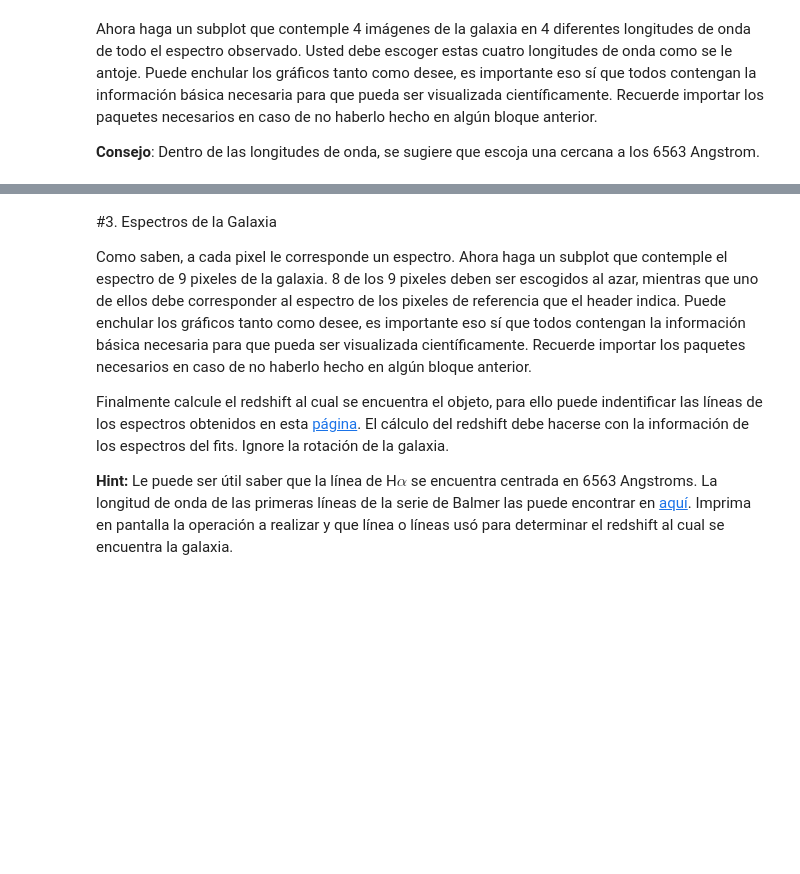
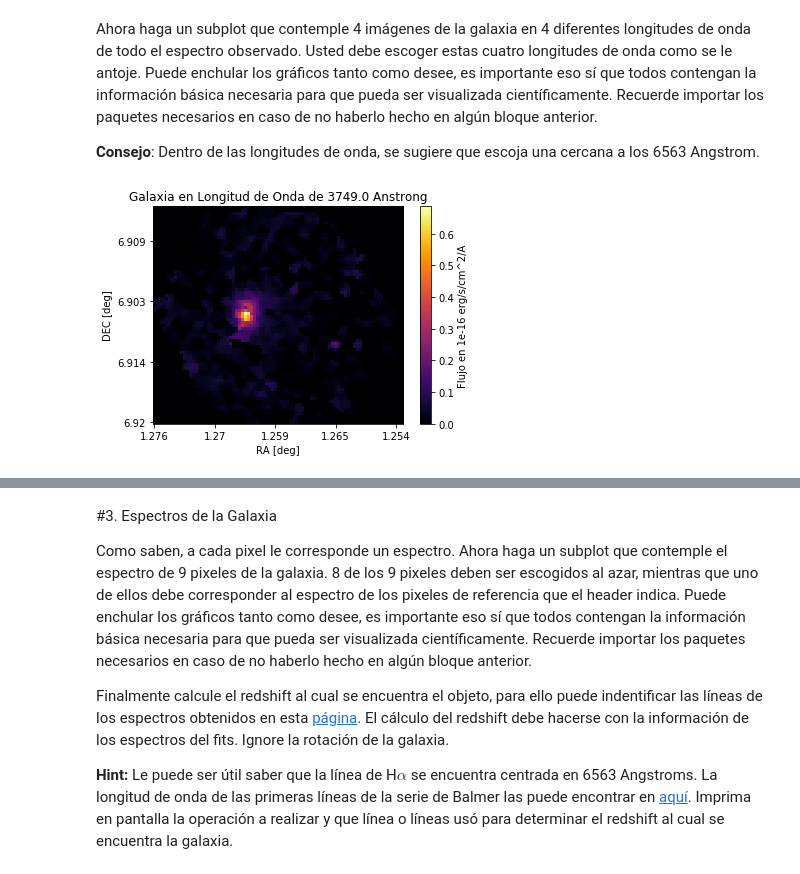
Before and after one commit to kosarrara/minitarea4, a Jupyter notebook: minitarea4.ipynb, the cells around one changed output, grey strips where cells are left out. Drawn from its saved outputs; the diff is of its cells as text; code cells hidden in the pictures; blank space fills up the shorter version.

```diff
--- a/minitarea4.ipynb
+++ b/minitarea4.ipynb
@@ -65,3 +65,91 @@ NAXIS : 83  72  1877
 Ahora haga un subplot que contemple 4 imágenes de la galaxia en 4 diferentes longitudes de onda de todo el espectro observado. Usted debe escoger estas cuatro longitudes de onda como se le antoje. Puede enchular los gráficos tanto como desee, es importante eso sí que todos contengan la información básica necesaria para que pueda ser visualizada científicamente. Recuerde importar los paquetes necesarios en caso de no haberlo hecho en algún bloque anterior.
 
 **Consejo**: Dentro de las longitudes de onda, se sugiere que escoja una cercana a los 6563 Angstrom.
+# %%
+from mpl_toolkits.axes_grid1 import make_axes_locatable
+
+data= hdu.data
+units=header["HIERARCH PIPE UNITS"]
+################################################################
+
+#Pixel de Referencia:
+pRA=header["CRPIX1"]
+pDEC=header["CRPIX2"]
+
+################################################################
+
+#Wave Lengh
+initialWaveLengh=header["CRVAL3"]
+stepWaveLengh=header["CD3_3"]
+finalWaveLengh=initialWaveLengh+stepWaveLengh*(header["NAXIS3"])
+#El array
+WVLN=initialWaveLengh+np.arange(0,header["NAXIS3"])*stepWaveLengh
+################################################################
+
+#RA
+RA_inicio=header["CRVAL1"]
+RA_step=header["CD1_1"]
+RA_fin=RA_inicio+RA_step*header["NAXIS1"]
+#El array
+RA=RA_inicio+np.arange(0,header["NAXIS1"])*RA_step
+
+################################################################
+
+#DEC
+DEC_inicio=header["CRVAL2"]
+DEC_step=header["CD1_1"]
+DEC_fin=DEC_inicio+DEC_step*header["NAXIS2"]
+#El array
+DEC=DEC_inicio+np.arange(0,header["NAXIS2"])*DEC_step
+
+################################################################
+
+#Los gráficos
+#Grafico 1
+plt.imshow(data[0],cmap="inferno",vmin=0,origin="lower")
+cb=plt.colorbar()
+cb.set_label("Flujo en "+units)
+plt.xticks((0,20,60,40,80), (round(RA[0],3),round(RA[20],3),round(RA[40],3),round(RA[60],3),round(RA[80],3)))
+plt.xlabel("RA [deg]")
+plt.yticks((0,20,60,40), (round(DEC[0],3),round(DEC[20],3),round(DEC[40],3),round(DEC[60],3)))
+plt.ylabel("DEC [deg]")
+plt.title("Galaxia en Longitud de Onda de "+str(WVLN[0])+" Anstrong")
+plt.show()
+
+#Grafico 2
+
+plt.imshow(data[500],cmap="inferno",vmin=0,origin="lower")
+cb=plt.colorbar()
+cb.set_label("Flujo en "+units)
+plt.xticks((0,20,60,40,80), (round(RA[0],3),round(RA[20],3),round(RA[40],3),round(RA[60],3),round(RA[80],3)))
+plt.xlabel("RA [deg]")
+plt.yticks((0,20,60,40), (round(DEC[0],3),round(DEC[20],3),round(DEC[40],3),round(DEC[60],3)))
+plt.ylabel("DEC [deg]")
+plt.title("Galaxia en Longitud de Onda de "+str(WVLN[500])+" Anstrong")
+plt.show()
+
+#Grafico 3
+
+plt.imshow(data[1000],cmap="inferno",vmin=0,origin="lower")
+cb=plt.colorbar()
+cb.set_label("Flujo en "+units)
+plt.xticks((0,20,60,40,80), (round(RA[0],3),round(RA[20],3),round(RA[40],3),round(RA[60],3),round(RA[80],3)))
+plt.xlabel("RA [deg]")
+plt.yticks((0,20,60,40), (round(DEC[0],3),round(DEC[20],3),round(DEC[40],3),round(DEC[60],3)))
+plt.ylabel("DEC [deg]")
+plt.title("Galaxia en Longitud de Onda de "+str(WVLN[1000])+" Anstrong")
+plt.show()
+
+#Grafico 4
+
+plt.imshow(data[1400],cmap="inferno",vmin=0,origin="lower")
+cb=plt.colorbar()
+cb.set_label("Flujo en "+units)
+plt.xticks((0,20,60,40,80), (round(RA[0],3),round(RA[20],3),round(RA[40],3),round(RA[60],3),round(RA[80],3)))
+plt.xlabel("RA [deg]")
+plt.yticks((0,20,60,40), (round(DEC[0],3),round(DEC[20],3),round(DEC[40],3),round(DEC[60],3)))
+plt.ylabel("DEC [deg]")
+plt.title("Galaxia en Longitud de Onda de "+str(WVLN[1400])+" Anstrong")
+plt.show()
+# %% [output]
+[figure, added]
```
Also changed, not shown: parts of 7 cells of this notebook.
